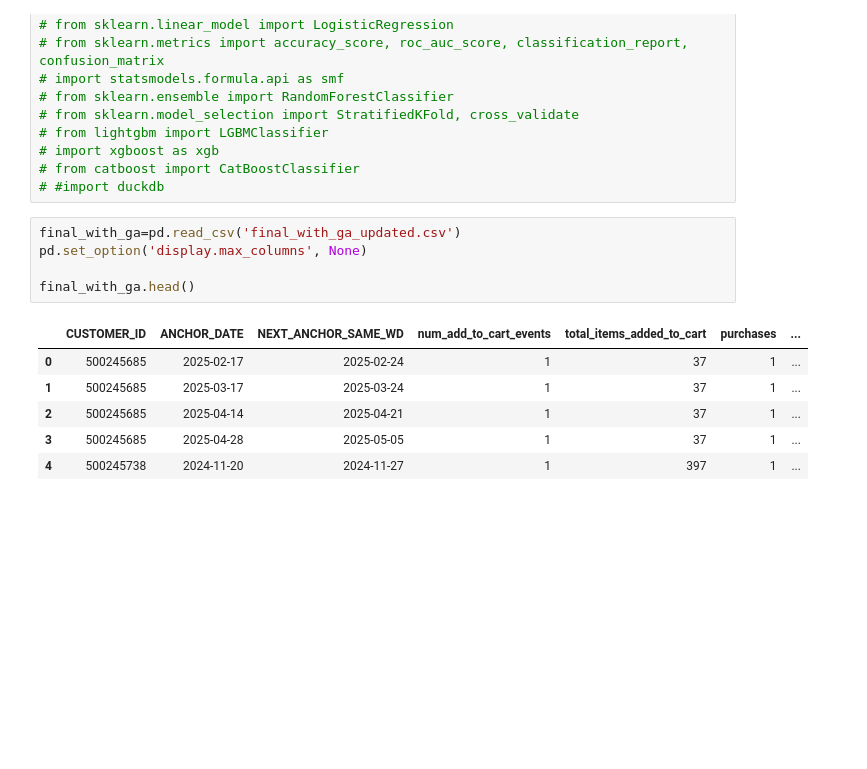
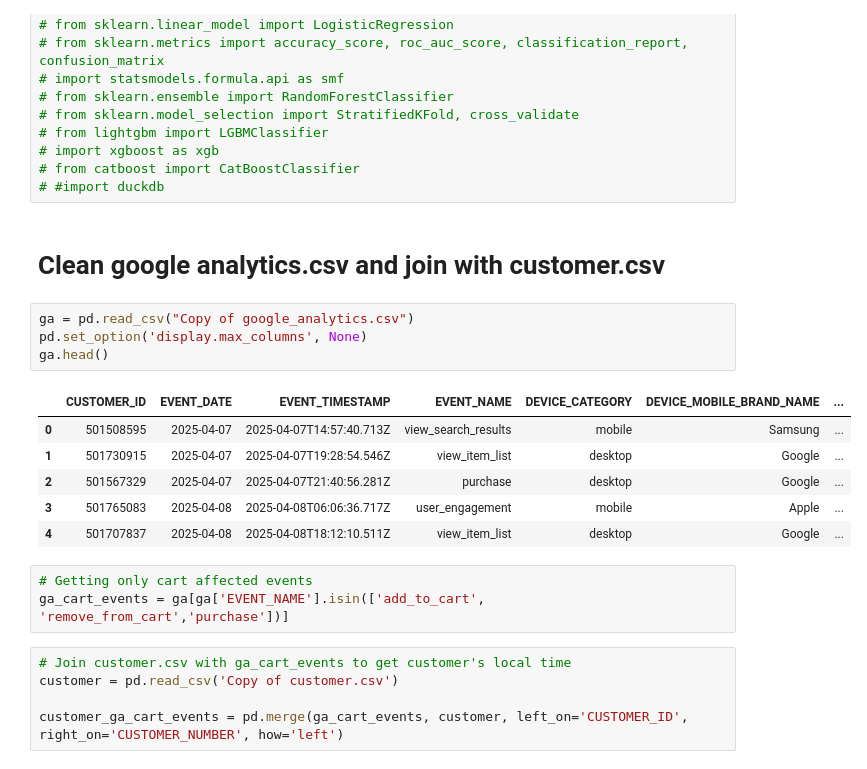
Before and after one commit to Hungagainagainagain/Swire-Cocacola-Capstone, a Jupyter notebook: modeling_new_logic.ipynb, the cells around one changed output. Cells and saved outputs as stored; diff of their text form; blank space fills up the shorter version.

```diff
--- a/modeling_new_logic.ipynb
+++ b/modeling_new_logic.ipynb
@@ -17,15 +17,24 @@ import numpy as np
 # import xgboost as xgb
 # from catboost import CatBoostClassifier
 # #import duckdb
+# %% [markdown]
+# Clean google analytics.csv and join with customer.csv
 # %%
-final_with_ga=pd.read_csv('final_with_ga_updated.csv')
+ga = pd.read_csv("Copy of google_analytics.csv")
 pd.set_option('display.max_columns', None)
-
-final_with_ga.head()
+ga.head()
 # %% [output]
-|  | CUSTOMER_ID | ANCHOR_DATE | NEXT_ANCHOR_SAME_WD | num_add_to_cart_events | total_items_added_to_cart | purchases | ... |
-| 0 | 500245685 | 2025-02-17 | 2025-02-24 | 1 | 37 | 1 | ... |
-| 1 | 500245685 | 2025-03-17 | 2025-03-24 | 1 | 37 | 1 | ... |
-| 2 | 500245685 | 2025-04-14 | 2025-04-21 | 1 | 37 | 1 | ... |
-| 3 | 500245685 | 2025-04-28 | 2025-05-05 | 1 | 37 | 1 | ... |
-| 4 | 500245738 | 2024-11-20 | 2024-11-27 | 1 | 397 | 1 | ... |
+|  | CUSTOMER_ID | EVENT_DATE | EVENT_TIMESTAMP | EVENT_NAME | DEVICE_CATEGORY | DEVICE_MOBILE_BRAND_NAME | ... |
+| 0 | 501508595 | 2025-04-07 | 2025-04-07T14:57:40.713Z | view_search_results | mobile | Samsung | ... |
+| 1 | 501730915 | 2025-04-07 | 2025-04-07T19:28:54.546Z | view_item_list | desktop | Google | ... |
+| 2 | 501567329 | 2025-04-07 | 2025-04-07T21:40:56.281Z | purchase | desktop | Google | ... |
+| 3 | 501765083 | 2025-04-08 | 2025-04-08T06:06:36.717Z | user_engagement | mobile | Apple | ... |
+| 4 | 501707837 | 2025-04-08 | 2025-04-08T18:12:10.511Z | view_item_list | desktop | Google | ... |
+# %%
+# Getting only cart affected events
+ga_cart_events = ga[ga['EVENT_NAME'].isin(['add_to_cart', 'remove_from_cart','purchase'])]
+# %%
+# Join customer.csv with ga_cart_events to get customer's local time
+customer = pd.read_csv('Copy of customer.csv')
+
+customer_ga_cart_events = pd.merge(ga_cart_events, customer, left_on='CUSTOMER_ID', right_on='CUSTOMER_NUMBER', how='left')
```
Also changed, not shown: parts of 9 cells of this notebook, 1 other file.
